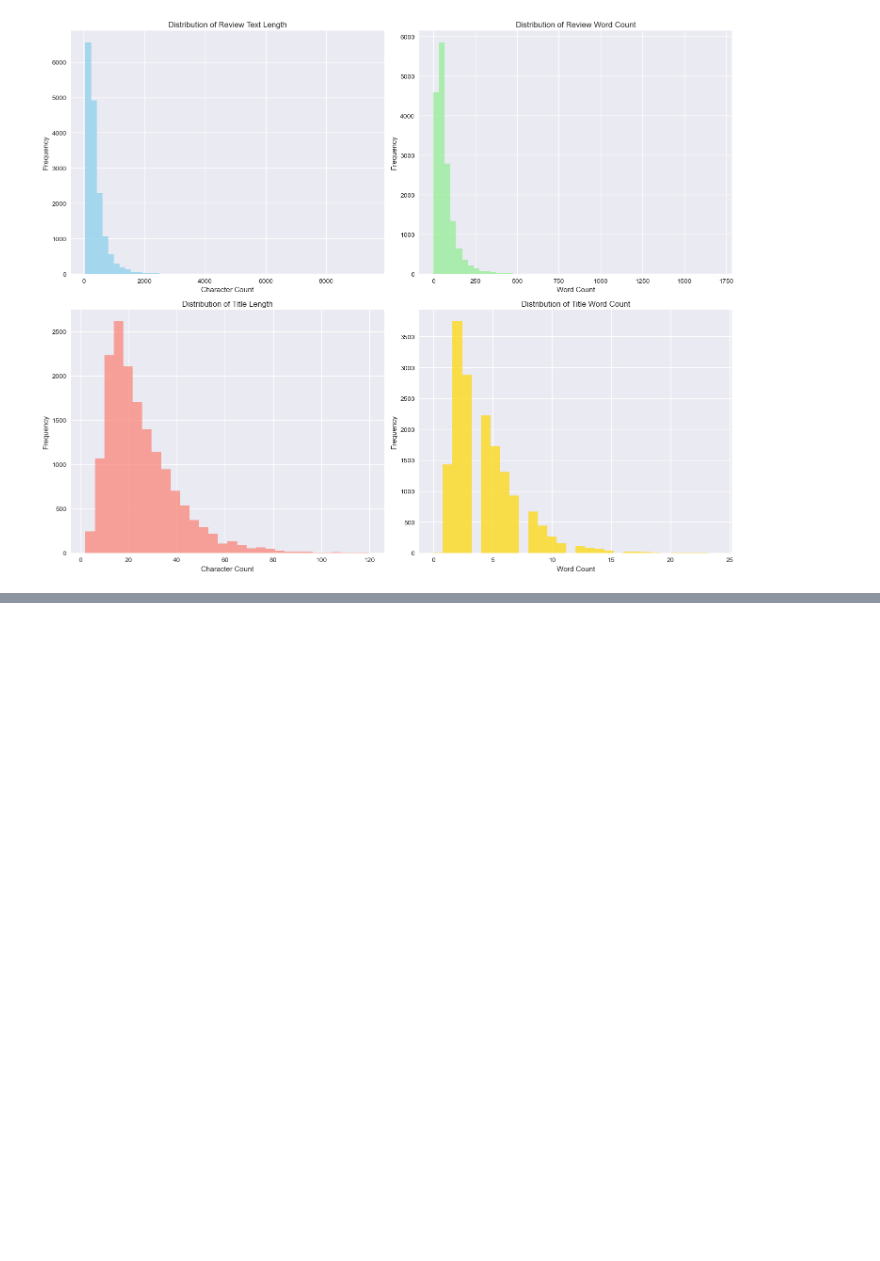
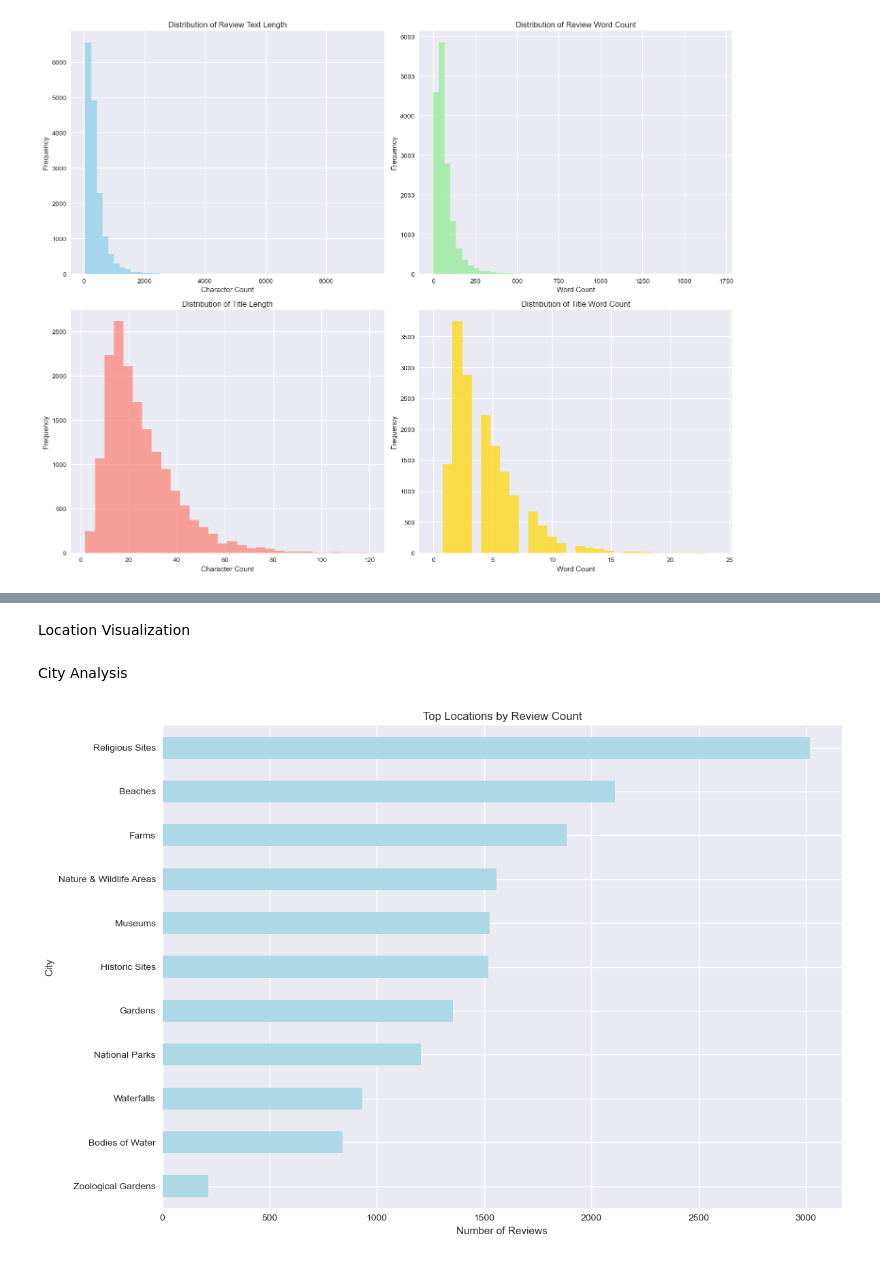
Before and after one commit to j2damax/explainable-tourism-nlp, a Jupyter notebook: notebooks/01_eda.ipynb, the cells around one changed output, grey strips where cells are left out. Drawn from its saved outputs; the diff is of its cells as text; code cells hidden in the pictures; blank space fills up the shorter version.

```diff
--- a/notebooks/01_eda.ipynb
+++ b/notebooks/01_eda.ipynb
@@ -160,0 +210,10 @@ plt.show()
+# %%
+# Analyze location types
+print("Location Types:")
+print("-" * 50)
+location_type_counts = df['Location_Type'].value_counts()
+for loc_type, count in location_type_counts.items():
+    percentage = (count / len(df)) * 100
+    print(f"{loc_type}: {count:,} reviews ({percentage:.1f}%)")
+
+print(f"\nUnique location types: {df['Location_Type'].nunique()}")
@@ -160,0 +236,16 @@ plt.show()
+# %% [markdown]
+Location Visualization
+# %% [markdown]
+City Analysis
+# %%
+# Visualize top cities
+plt.figure(figsize=(12, 8))
+location_type_counts.plot(kind='barh', color='lightblue')
+plt.title('Top Locations by Review Count')
+plt.xlabel('Number of Reviews')
+plt.ylabel('City')
+plt.gca().invert_yaxis()
+plt.tight_layout()
+plt.show()
+# %% [output]
+[figure, added]
```
Also changed, not shown: parts of 25 cells of this notebook, 5 other files.
